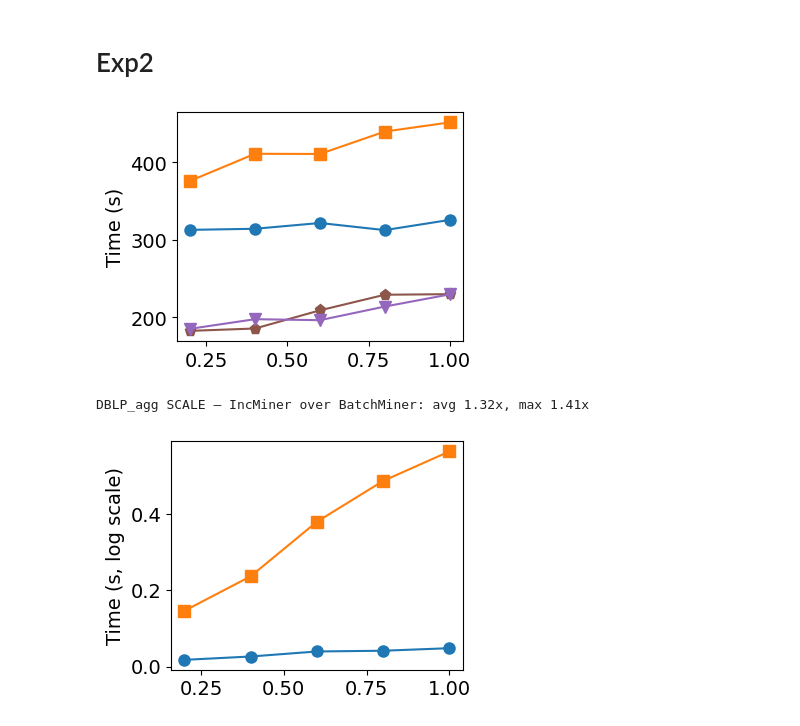
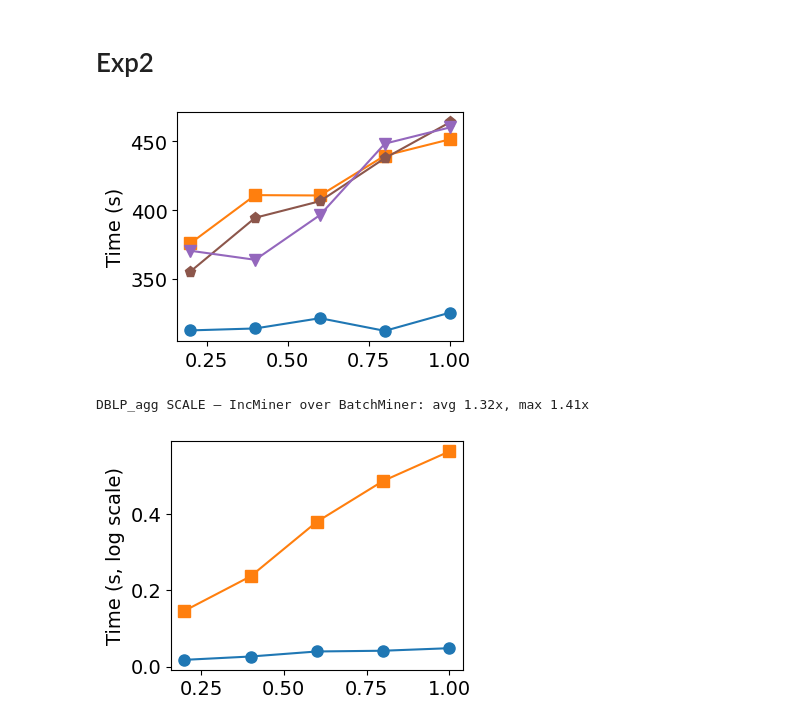
Before and after one commit to HaoxianChen/inc-miner-experiment-plots, a Jupyter notebook: inc-data/plots.ipynb, the cells around one changed output. Cells and saved outputs as stored; diff of their text form; code cells hidden in the pictures.

```diff
--- a/inc-data/plots.ipynb
+++ b/inc-data/plots.ipynb
@@ -209,7 +218,7 @@ for path in files:
 # %%
 # Exp1 and Exp2: IncMiner over BatchMiner — average and maximum speedup
-# Exp1: vs_incdc (adult, airports); Exp2: inc_vs_batch_v3 (hospital, ncvoter, dblp_agg, adult_ml, inspection_ml)
-exp1_files = ['vs_incdc/experiment_results_adult.csv', 'vs_incdc/experiment_results_airports.csv']
+# Exp1: vs_incdc_v2 (adult, airports); Exp2: inc_vs_batch_v3 (hospital, ncvoter, dblp_agg, adult_ml, inspection_ml)
+exp1_files = ['vs_incdc_v2/experiment_results_adult.csv', 'vs_incdc_v2/experiment_results_airports.csv']
 exp2_files = [
     'inc_vs_batch_v3/experiment_results_dblp_agg.csv',
     'inc_vs_batch_v3/experiment_results_hospital_ml.csv',
@@ -241,7 +250,7 @@ Exp1 & Exp2 — IncMiner over BatchMiner:
   Maximum speedup: 107.85x
 # %%
-# Exp1: minimal recall (vs_incdc — adult, airports)
-exp1_files = ['vs_incdc/experiment_results_adult.csv', 'vs_incdc/experiment_results_airports.csv']
+# Exp1: minimal recall (vs_incdc_v2 — adult, airports)
+exp1_files = ['vs_incdc_v2/experiment_results_adult.csv', 'vs_incdc_v2/experiment_results_airports.csv']
 recalls = []
 for f in exp1_files:
     try:
@@ -821,31 +838,34 @@ Inspection CONFIDENCE — IncMiner over BatchMiner: avg 1.28x, max 1.31x
 # %%
 # SCALE experiment: DBLP_agg (IncMiner vs BatchMiner) — inc_vs_batch_v3
 
 # dblp_scale = pd.read_csv('inc_vs_batch_v3/experiment_results_dblp_agg.csv')
 dblp_scale = pd.read_csv('dblp_v3/experiment_results_dblp_agg_v3.csv')
 dblp_scale = dblp_scale[dblp_scale['experiment_type'] == 'SCALE'].sort_values('scale')
-dblp_ns_scale = pd.read_csv('inc_vs_batch_no_sample/experiment_results_dblp_agg.csv')
+
+# dblp_ns_scale = pd.read_csv('inc_vs_batch_no_sample/experiment_results_dblp_agg.csv')
+dblp_ns_scale = pd.read_csv('dblp_baseline/dblp_v3_nosamples/experiment_results_dblp_agg_v3.csv')
 dblp_ns_scale = dblp_ns_scale[dblp_ns_scale['experiment_type']=='SCALE'][['scale','inc_time_s']].rename(columns={'inc_time_s':'inc_ns_time_s'})
 dblp_scale = dblp_scale.merge(dblp_ns_scale, on='scale', how='left')
 
 # IncMinerCS baseline from inc_vs_batch_no_count_sketch
-dblp_cs_scale = pd.read_csv('inc_vs_batch_no_count_sketch/experiment_results_dblp_agg.csv')
+# dblp_cs_scale = pd.read_csv('inc_vs_batch_no_count_sketch/experiment_results_dblp_agg.csv')
+dblp_cs_scale = pd.read_csv('dblp_baseline/dblp_v3_nosk/experiment_results_dblp_agg_v3.csv')
 dblp_cs_scale = dblp_cs_scale[dblp_cs_scale['experiment_type']=='SCALE'][['scale','inc_time_s']].rename(columns={'inc_time_s':'inc_cs_time_s'})
 dblp_scale = dblp_scale.merge(dblp_cs_scale, on='scale', how='left')
 
 fig, ax = plt.subplots(figsize=(4, 3))
 ax.plot(dblp_scale['scale'], dblp_scale['inc_time_s'], label='IncMiner', **STYLE_MAP['IncMiner'])
 ax.plot(dblp_scale['scale'], dblp_scale['batch_time_s'], label='BatchMiner', **STYLE_MAP['BatchMiner'])
 ax.plot(dblp_scale['scale'], dblp_scale['inc_ns_time_s'], label=r'PIncMiner$_{Aux}$', **STYLE_MAP[r'PIncMiner$_{Aux}$'])
 ax.plot(dblp_scale['scale'], dblp_scale['inc_cs_time_s'], label=r'PIncMiner$_{CS}$', **STYLE_MAP[r'PIncMiner$_{CS}$'])
 ax.set_ylabel('Time (s)')
 fig.savefig('plots/dblp_agg_scale.pdf', bbox_inches='tight')
 plt.tight_layout()
 plt.show()
 valid = (dblp_scale['inc_time_s'] > 0) & (dblp_scale['batch_time_s'].notna()) & (dblp_scale['batch_time_s'] > 0)
 if valid.any(): s = dblp_scale.loc[valid, 'batch_time_s'] / dblp_scale.loc[valid, 'inc_time_s']; print(f'DBLP_agg SCALE — IncMiner over BatchMiner: avg {s.mean():.2f}x, max {s.max():.2f}x')
 # %% [output]
-[figure, old version]
+[figure, new version]
 DBLP_agg SCALE — IncMiner over BatchMiner: avg 1.32x, max 1.41x
 # %%
 # SCALE experiment: adult_ml (IncMiner vs BatchMiner) — inc_vs_batch_v3
```
Also changed, not shown: parts of 17 cells of this notebook, 35 other files.
